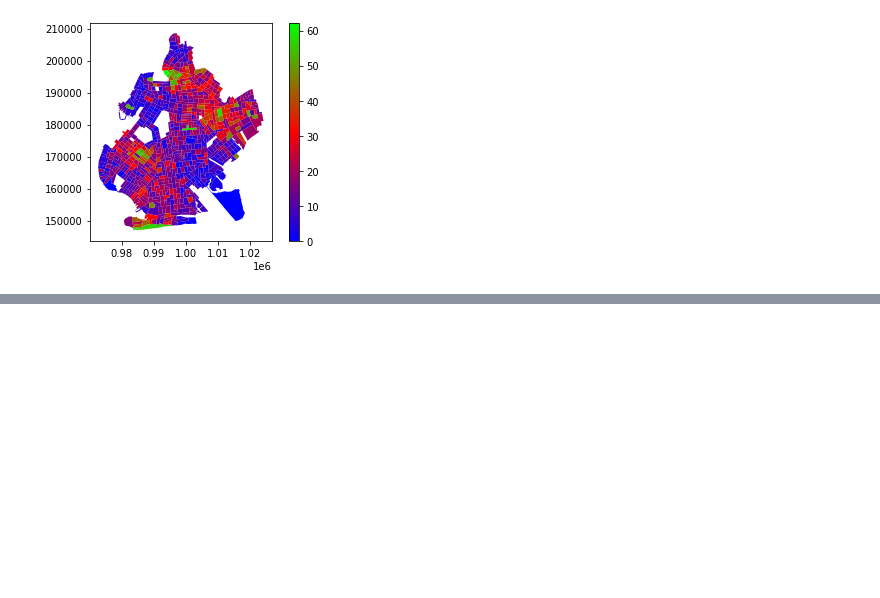
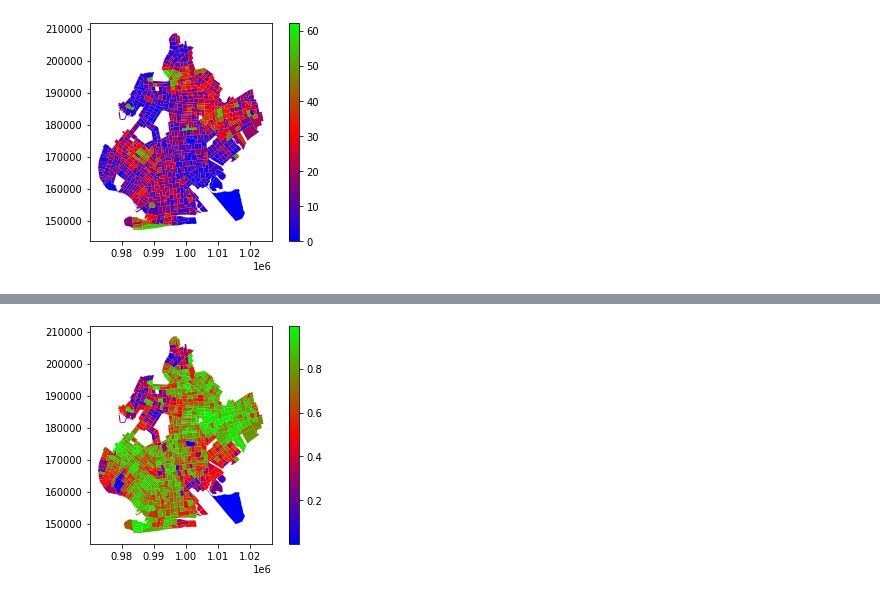
Before and after one commit to KennethA32/Living_Shorelines, a Jupyter notebook: living_shoreline.ipynb, the cells around one changed output, grey strips where cells are left out. Saved outputs shown, nothing was run; the diff lists cells and outputs as text; code cells hidden in the pictures; blank space fills up the shorter version.

```diff
--- a/living_shoreline.ipynb
+++ b/living_shoreline.ipynb
@@ -150,0 +173,4 @@ test
+# %%
+boro_plotter2(gpd = nyc_vuln_gpd, boro = 'Brooklyn', var = 'RPL_THEMES' )
+# %% [output]
+[figure, added]
```
Also changed, not shown: parts of 13 cells of this notebook.
